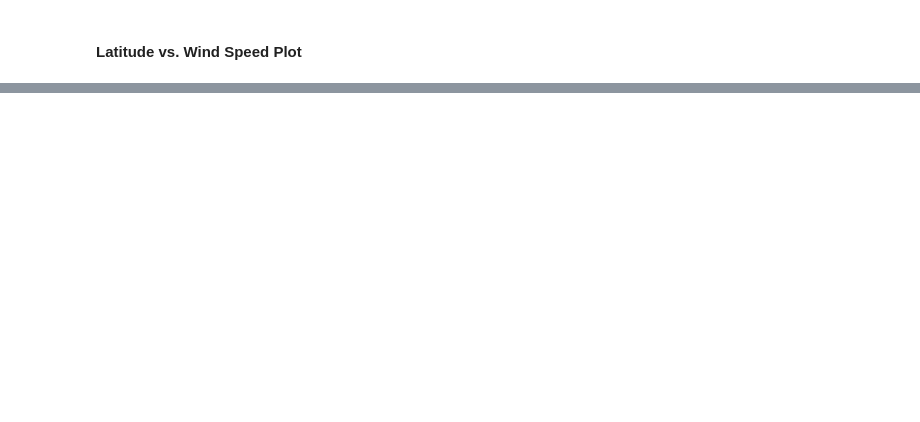
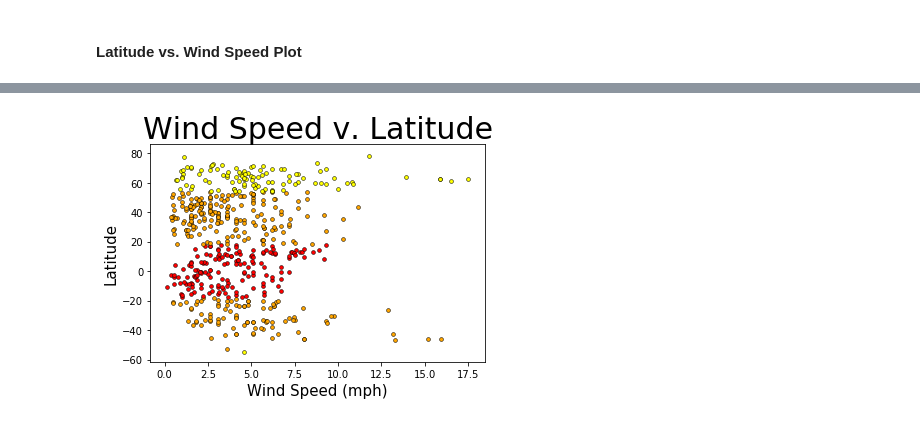
Before and after one commit to misinglink/python_API_challenge, a Jupyter notebook: WeatherPy.ipynb, the cells around one changed output, grey strips where cells are left out. Drawn from its saved outputs; the diff is of its cells as text; code cells hidden in the pictures; blank space fills up the shorter version.

```diff
--- a/WeatherPy.ipynb
+++ b/WeatherPy.ipynb
@@ -191,0 +196,12 @@ plt.show()
+# %%
+plt.title('Wind Speed v. Latitude', fontsize=30)
+plt.ylabel('Latitude', fontsize=15)
+plt.xlabel('Wind Speed (mph)', fontsize=15)
+plt.scatter(lowr_bin.wind_speed, lowr_bin.lat, s=15,  linewidths=.5,edgecolors='black', color='yellow')
+plt.scatter(low_bin.wind_speed, low_bin.lat, s=15,  linewidths=.5,edgecolors='black', color='orange')
+plt.scatter(mid_bin.wind_speed, mid_bin.lat, s=15,  linewidths=.5,edgecolors='black', color='red')
+plt.scatter(hi_bin.wind_speed, hi_bin.lat, s=15,  linewidths=.5,edgecolors='black', color='orange')
+plt.scatter(hirr_bin.wind_speed, hirr_bin.lat, s=15, linewidths=.5,edgecolors='black', color='yellow')
+plt.show()
+# %% [output]
+[figure, added]
```
Also changed, not shown: parts of 16 cells of this notebook, 2 other files.
